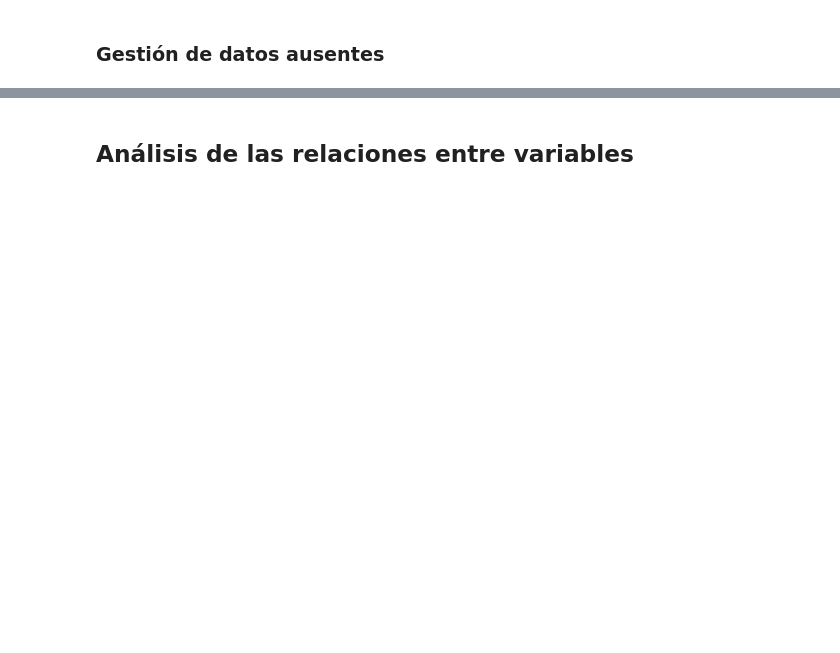
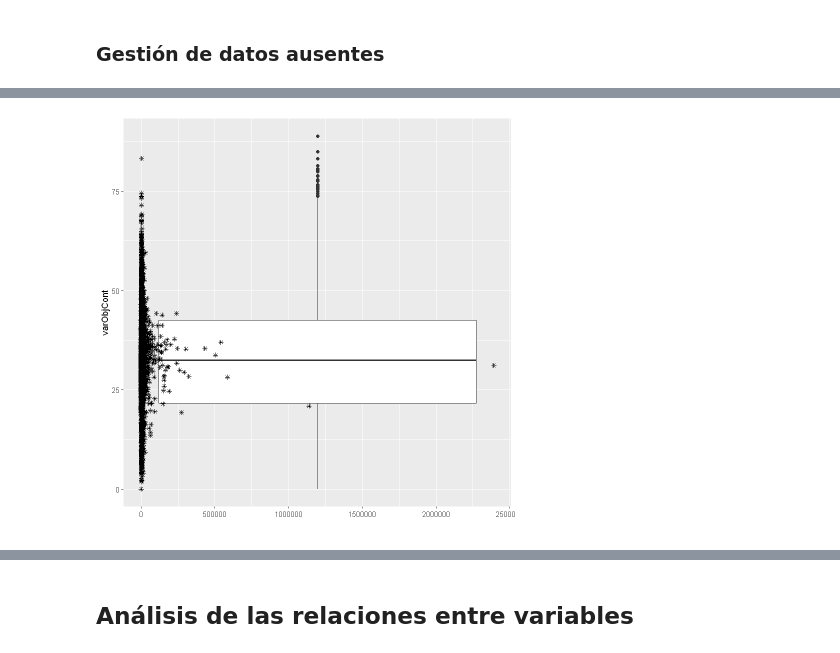
Before and after one commit to josecarlosja96/LinearLogicRegression, a Jupyter notebook: LinearAndLogicRegression.ipynb, the cells around one changed output, grey strips where cells are left out. Saved outputs shown, nothing was run; the diff lists cells and outputs as text; code cells hidden in the pictures; blank space fills up the shorter version.

```diff
--- a/LinearAndLogicRegression.ipynb
+++ b/LinearAndLogicRegression.ipynb
@@ -123,0 +230,3 @@ summary(input$prop_missings)
+# %%
+boxplot_cuantcuali(varObjCont,input$Censo,"varObjCont")
+# %% [output]
@@ -123,0 +237 @@ summary(input$prop_missings)
+[figure, added]
```
Also changed, not shown: parts of 49 cells of this notebook, 2 other files.
